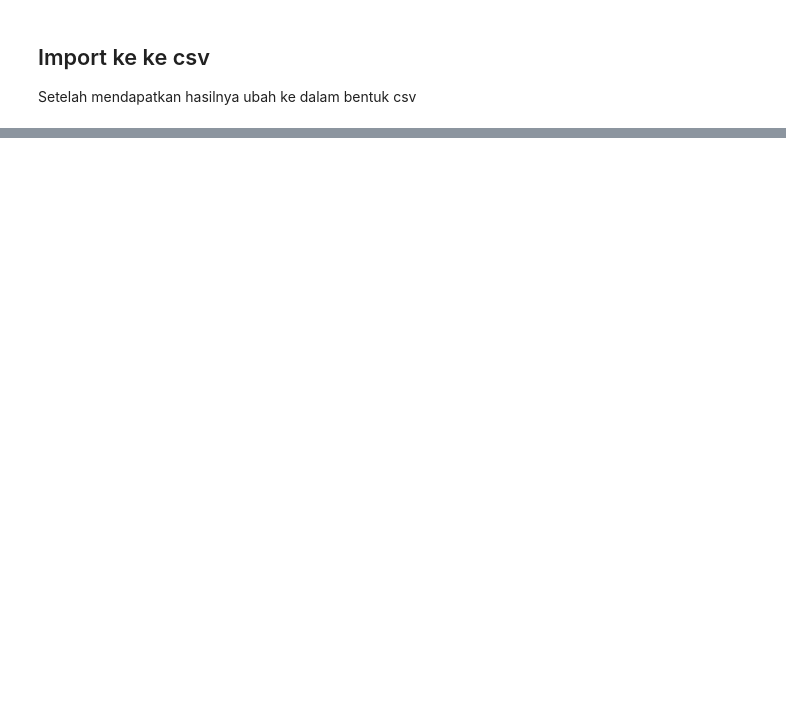
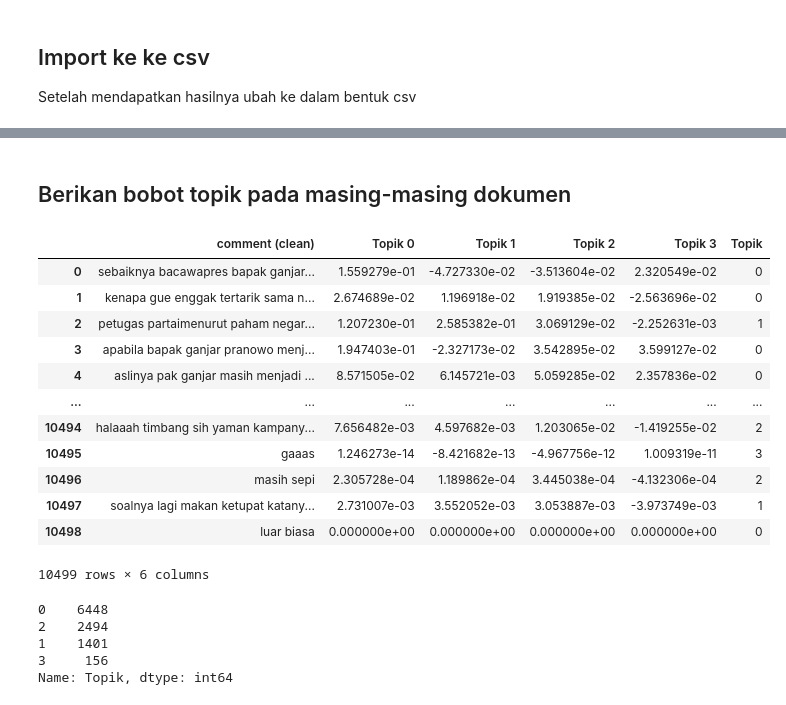
Before and after one commit to chendytriwardani/prosaindata, a Jupyter notebook: _sources/Scrapping_youtube.ipynb, the cells around one changed output, grey strips where cells are left out. Cells and saved outputs as stored; diff of their text form; code cells hidden in the pictures; blank space fills up the shorter version.

```diff
--- a/_sources/Scrapping_youtube.ipynb
+++ b/_sources/Scrapping_youtube.ipynb
@@ -177,0 +232,4 @@ df.to_csv('scrapping_youtube.csv', index=False)
+# %%
+df = pd.read_csv('/content/Comments_Data.csv')
+
+df
@@ -177,0 +250,14 @@ df.to_csv('scrapping_youtube.csv', index=False)
+# %%
+df['comment (clean)'].fillna('', inplace=True)
+# %%
+# Membentuk matriks dokumen x kata
+tokenizer = RegexpTokenizer(r'\w+')
+vectorizer = TfidfVectorizer(lowercase=True,
+                        stop_words=stopwords,
+                        tokenizer = tokenizer.tokenize)
+
+tfidf_matrix = vectorizer.fit_transform(df['comment (clean)'])
+
+# Melakukan dekomposisi matriks dengan SVD
+svd_model = TruncatedSVD(n_components=4)
+lsa_matrix = svd_model.fit_transform(tfidf_matrix)
@@ -177,0 +279,31 @@ df.to_csv('scrapping_youtube.csv', index=False)
+# %% [markdown]
+## Berikan bobot topik pada masing-masing dokumen
+# %%
+# bobot setiap topik terhadap  dokumen
+df_lsa = pd.DataFrame(lsa_matrix, columns=["Topik 0", "Topik 1", "Topik 2", "Topik 3"])
+df_lsa = pd.concat([df["comment (clean)"], df_lsa], axis=1)
+df_lsa['Topik']= df_lsa[['Topik 0', 'Topik 1', 'Topik 2', 'Topik 3']].apply(lambda x: x.argmax(), axis=1)
+
+df_lsa
+# %% [output]
+|  | comment (clean) | Topik 0 | Topik 1 | Topik 2 | Topik 3 | Topik |
+| 0 | sebaiknya bacawapres bapak ganjar... | 1.559279e-01 | -4.727330e-02 | -3.513604e-02 | 2.320549e-02 | 0 |
+| 1 | kenapa gue enggak tertarik sama n... | 2.674689e-02 | 1.196918e-02 | 1.919385e-02 | -2.563696e-02 | 0 |
+| 2 | petugas partaimenurut paham negar... | 1.207230e-01 | 2.585382e-01 | 3.069129e-02 | -2.252631e-03 | 1 |
+| 3 | apabila bapak ganjar pranowo menj... | 1.947403e-01 | -2.327173e-02 | 3.542895e-02 | 3.599127e-02 | 0 |
+| 4 | aslinya pak ganjar masih menjadi ... | 8.571505e-02 | 6.145721e-03 | 5.059285e-02 | 2.357836e-02 | 0 |
+| ... | ... | ... | ... | ... | ... | ... |
+| 10494 | halaaah timbang sih yaman kampany... | 7.656482e-03 | 4.597682e-03 | 1.203065e-02 | -1.419255e-02 | 2 |
+| 10495 | gaaas | 1.246273e-14 | -8.421682e-13 | -4.967756e-12 | 1.009319e-11 | 3 |
+| 10496 | masih sepi | 2.305728e-04 | 1.189862e-04 | 3.445038e-04 | -4.132306e-04 | 2 |
+| 10497 | soalnya lagi makan ketupat katany... | 2.731007e-03 | 3.552052e-03 | 3.053887e-03 | -3.973749e-03 | 1 |
+| 10498 | luar biasa | 0.000000e+00 | 0.000000e+00 | 0.000000e+00 | 0.000000e+00 | 0 |
+10499 rows × 6 columns
+# %%
+df_lsa['Topik'].value_counts()
+# %% [output]
+0    6448
+2    2494
+1    1401
+3     156
+Name: Topik, dtype: int64
```
Also changed, not shown: parts of 25 cells of this notebook, 17 other files.
